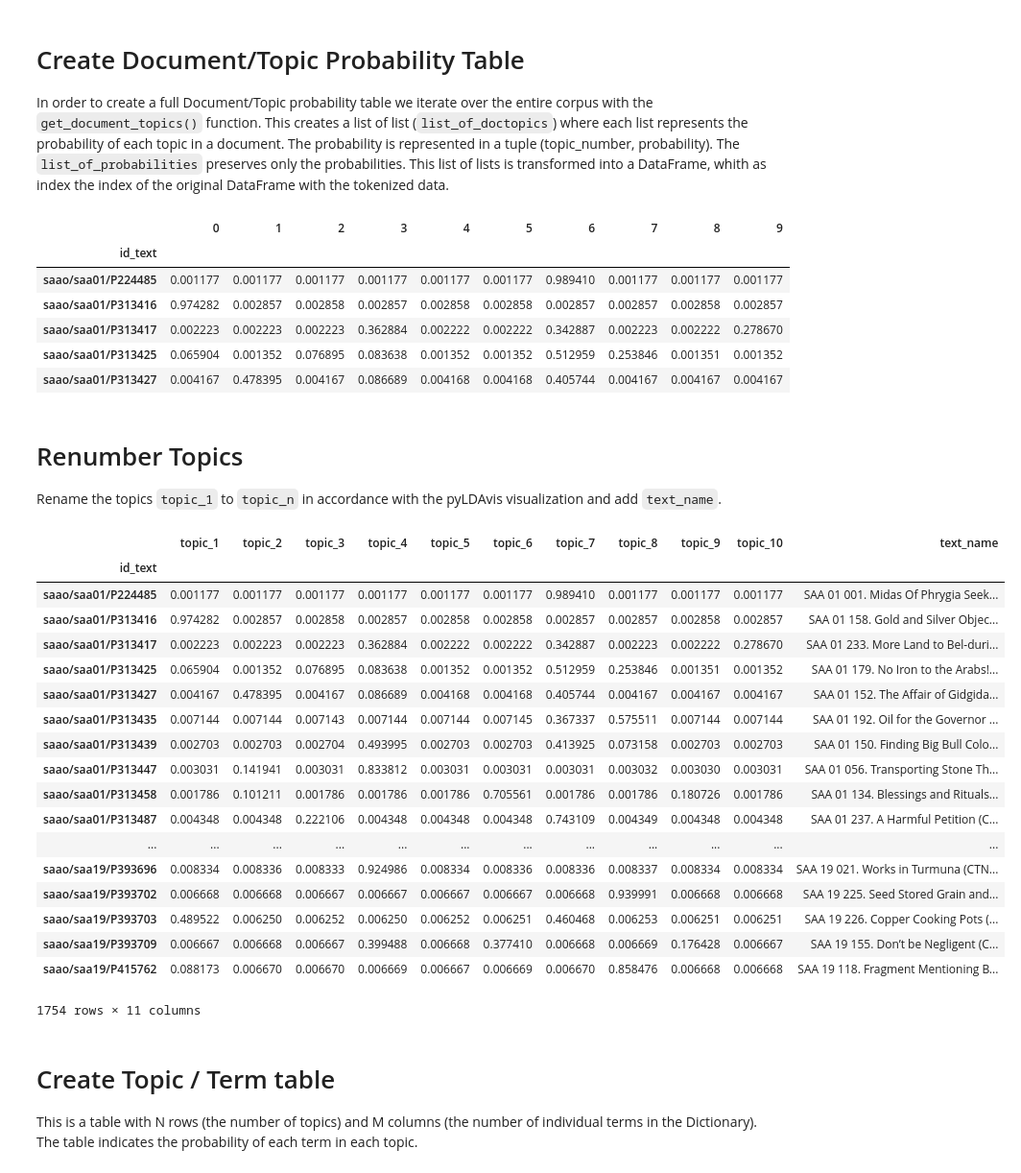
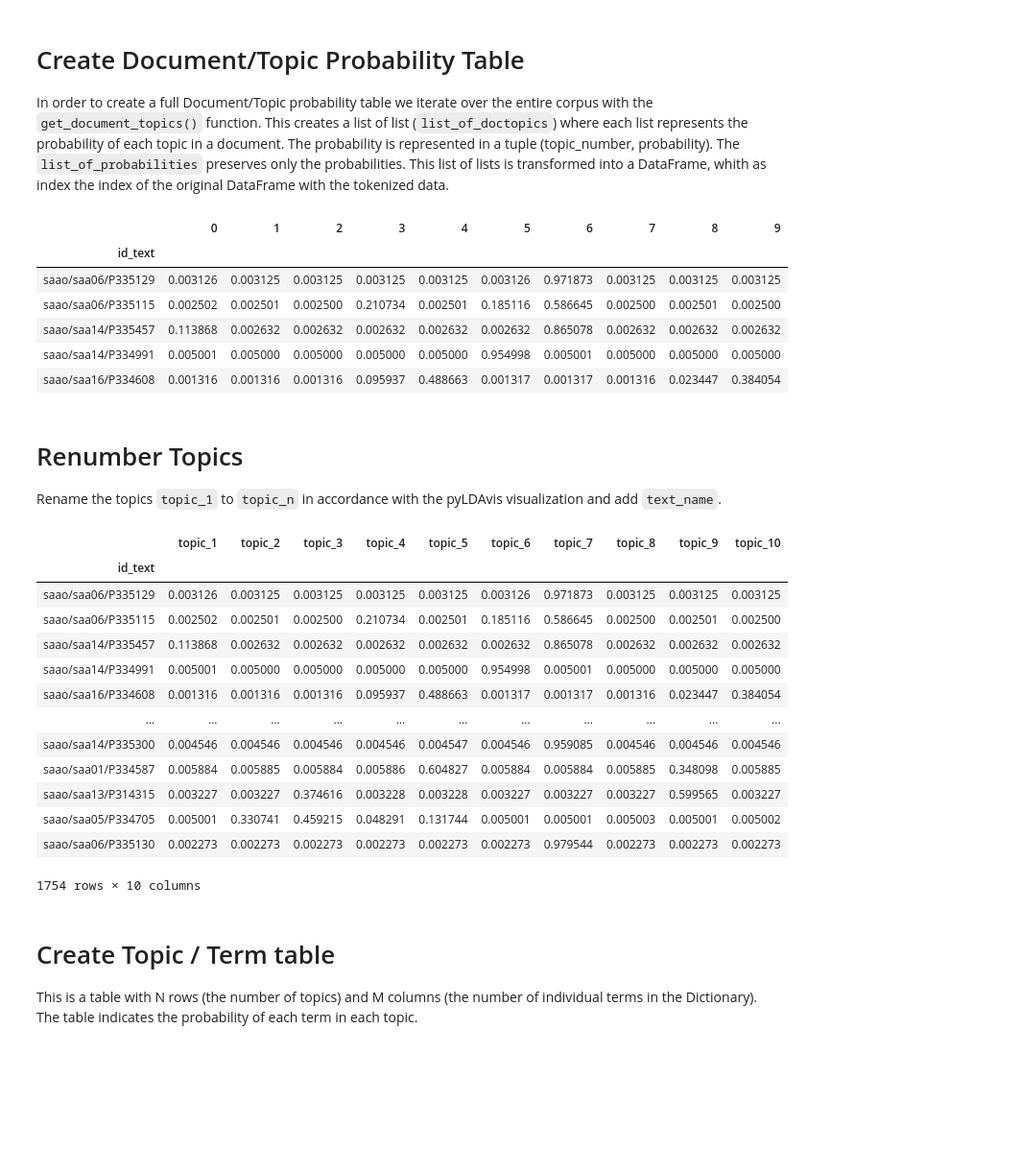
Before and after one commit to niekveldhuis/CTWAG2017, a Jupyter notebook: visualize_topic_model.ipynb, the cells around one changed output. Shown at 96% size. Drawn from its saved outputs; the diff is of its cells as text; code cells hidden in the pictures; blank space fills up the shorter version.

Commit message:
working on topic model and viz

```diff
--- a/visualize_topic_model.ipynb
+++ b/visualize_topic_model.ipynb
@@ -92,7 +92,7 @@ documents = df['text']
 
 Texts are tokenized by white space. The output variable `texts` is a list of lists, where each list represents a document.
 # %%
-texts = [[word for word in document.lower().split()] for document in documents]
+texts = [document.lower().split() for document in documents]
 # %% [markdown]
 # POS-filter
 The variable `posfilter` holds the last two characters of lemmatized words with allowed Part of Speech tags. If, for instance, you wish to select Verbs, Adjectives, and Nouns (in Akkadian), posfilter will be `[']n', 'aj', ']v']`. Note that one-character pos-tags need the right bracket!
@@ -275,39 +277,34 @@ d_t_df.head()
 # %% [output]
 |  | 0 | 1 | 2 | 3 | 4 | 5 | 6 | 7 | 8 | 9 |
 | id_text |  |  |  |  |  |  |  |  |  |  |
-| saao/saa01/P224485 | 0.001177 | 0.001177 | 0.001177 | 0.001177 | 0.001177 | 0.001177 | 0.989410 | 0.001177 | 0.001177 | 0.001177 |
-| saao/saa01/P313416 | 0.974282 | 0.002857 | 0.002858 | 0.002857 | 0.002858 | 0.002858 | 0.002857 | 0.002857 | 0.002858 | 0.002857 |
-| saao/saa01/P313417 | 0.002223 | 0.002223 | 0.002223 | 0.362884 | 0.002222 | 0.002222 | 0.342887 | 0.002223 | 0.002222 | 0.278670 |
-| saao/saa01/P313425 | 0.065904 | 0.001352 | 0.076895 | 0.083638 | 0.001352 | 0.001352 | 0.512959 | 0.253846 | 0.001351 | 0.001352 |
-| saao/saa01/P313427 | 0.004167 | 0.478395 | 0.004167 | 0.086689 | 0.004168 | 0.004168 | 0.405744 | 0.004167 | 0.004167 | 0.004167 |
+| saao/saa06/P335129 | 0.003126 | 0.003125 | 0.003125 | 0.003125 | 0.003125 | 0.003126 | 0.971873 | 0.003125 | 0.003125 | 0.003125 |
+| saao/saa06/P335115 | 0.002502 | 0.002501 | 0.002500 | 0.210734 | 0.002501 | 0.185116 | 0.586645 | 0.002500 | 0.002501 | 0.002500 |
+| saao/saa14/P335457 | 0.113868 | 0.002632 | 0.002632 | 0.002632 | 0.002632 | 0.002632 | 0.865078 | 0.002632 | 0.002632 | 0.002632 |
+| saao/saa14/P334991 | 0.005001 | 0.005000 | 0.005000 | 0.005000 | 0.005000 | 0.954998 | 0.005001 | 0.005000 | 0.005000 | 0.005000 |
+| saao/saa16/P334608 | 0.001316 | 0.001316 | 0.001316 | 0.095937 | 0.488663 | 0.001317 | 0.001317 | 0.001316 | 0.023447 | 0.384054 |
 # %% [markdown]
 # Renumber Topics
 Rename the topics `topic_1` to `topic_n` in accordance with the pyLDAvis visualization and add `text_name`.
 # %%
 topics = ['topic_' + str(i+1) for i in range(ntopics)]
 d_t_df.columns = topics
-d_t_df['text_name'] = df['text_name']
+#d_t_df['text_name'] = df['text_name']
 d_t_df
 # %% [output]
-|  | topic_1 | topic_2 | topic_3 | topic_4 | topic_5 | topic_6 | topic_7 | topic_8 | topic_9 | topic_10 | text_name |
-| id_text |  |  |  |  |  |  |  |  |  |  |  |
-| saao/saa01/P224485 | 0.001177 | 0.001177 | 0.001177 | 0.001177 | 0.001177 | 0.001177 | 0.989410 | 0.001177 | 0.001177 | 0.001177 | SAA 01 001. Midas Of Phrygia Seek... |
-| saao/saa01/P313416 | 0.974282 | 0.002857 | 0.002858 | 0.002857 | 0.002858 | 0.002858 | 0.002857 | 0.002857 | 0.002858 | 0.002857 | SAA 01 158. Gold and Silver Objec... |
-| saao/saa01/P313417 | 0.002223 | 0.002223 | 0.002223 | 0.362884 | 0.002222 | 0.002222 | 0.342887 | 0.002223 | 0.002222 | 0.278670 | SAA 01 233. More Land to Bel-duri... |
-| saao/saa01/P313425 | 0.065904 | 0.001352 | 0.076895 | 0.083638 | 0.001352 | 0.001352 | 0.512959 | 0.253846 | 0.001351 | 0.001352 | SAA 01 179. No Iron to the Arabs!... |
-| saao/saa01/P313427 | 0.004167 | 0.478395 | 0.004167 | 0.086689 | 0.004168 | 0.004168 | 0.405744 | 0.004167 | 0.004167 | 0.004167 | SAA 01 152. The Affair of Gidgida... |
-| saao/saa01/P313435 | 0.007144 | 0.007144 | 0.007143 | 0.007144 | 0.007144 | 0.007145 | 0.367337 | 0.575511 | 0.007144 | 0.007144 | SAA 01 192. Oil for the Governor ... |
-| saao/saa01/P313439 | 0.002703 | 0.002703 | 0.002704 | 0.493995 | 0.002703 | 0.002703 | 0.413925 | 0.073158 | 0.002703 | 0.002703 | SAA 01 150. Finding Big Bull Colo... |
-| saao/saa01/P313447 | 0.003031 | 0.141941 | 0.003031 | 0.833812 | 0.003031 | 0.003031 | 0.003031 | 0.003032 | 0.003030 | 0.003031 | SAA 01 056. Transporting Stone Th... |
-| saao/saa01/P313458 | 0.001786 | 0.101211 | 0.001786 | 0.001786 | 0.001786 | 0.705561 | 0.001786 | 0.001786 | 0.180726 | 0.001786 | SAA 01 134. Blessings and Rituals... |
-| saao/saa01/P313487 | 0.004348 | 0.004348 | 0.222106 | 0.004348 | 0.004348 | 0.004348 | 0.743109 | 0.004349 | 0.004348 | 0.004348 | SAA 01 237. A Harmful Petition (C... |
-| ... | ... | ... | ... | ... | ... | ... | ... | ... | ... | ... | ... |
-| saao/saa19/P393696 | 0.008334 | 0.008336 | 0.008333 | 0.924986 | 0.008334 | 0.008336 | 0.008336 | 0.008337 | 0.008334 | 0.008334 | SAA 19 021. Works in Turmuna (CTN... |
-| saao/saa19/P393702 | 0.006668 | 0.006668 | 0.006667 | 0.006667 | 0.006667 | 0.006667 | 0.006668 | 0.939991 | 0.006668 | 0.006668 | SAA 19 225. Seed Stored Grain and... |
-| saao/saa19/P393703 | 0.489522 | 0.006250 | 0.006252 | 0.006250 | 0.006252 | 0.006251 | 0.460468 | 0.006253 | 0.006251 | 0.006251 | SAA 19 226. Copper Cooking Pots (... |
-| saao/saa19/P393709 | 0.006667 | 0.006668 | 0.006667 | 0.399488 | 0.006668 | 0.377410 | 0.006668 | 0.006669 | 0.176428 | 0.006667 | SAA 19 155. Don’t be Negligent (C... |
-| saao/saa19/P415762 | 0.088173 | 0.006670 | 0.006670 | 0.006669 | 0.006667 | 0.006669 | 0.006670 | 0.858476 | 0.006668 | 0.006668 | SAA 19 118. Fragment Mentioning B... |
+|  | topic_1 | topic_2 | topic_3 | topic_4 | topic_5 | topic_6 | topic_7 | topic_8 | topic_9 | topic_10 |
+| id_text |  |  |  |  |  |  |  |  |  |  |
+| saao/saa06/P335129 | 0.003126 | 0.003125 | 0.003125 | 0.003125 | 0.003125 | 0.003126 | 0.971873 | 0.003125 | 0.003125 | 0.003125 |
+| saao/saa06/P335115 | 0.002502 | 0.002501 | 0.002500 | 0.210734 | 0.002501 | 0.185116 | 0.586645 | 0.002500 | 0.002501 | 0.002500 |
+| saao/saa14/P335457 | 0.113868 | 0.002632 | 0.002632 | 0.002632 | 0.002632 | 0.002632 | 0.865078 | 0.002632 | 0.002632 | 0.002632 |
+| saao/saa14/P334991 | 0.005001 | 0.005000 | 0.005000 | 0.005000 | 0.005000 | 0.954998 | 0.005001 | 0.005000 | 0.005000 | 0.005000 |
+| saao/saa16/P334608 | 0.001316 | 0.001316 | 0.001316 | 0.095937 | 0.488663 | 0.001317 | 0.001317 | 0.001316 | 0.023447 | 0.384054 |
+| ... | ... | ... | ... | ... | ... | ... | ... | ... | ... | ... |
+| saao/saa14/P335300 | 0.004546 | 0.004546 | 0.004546 | 0.004546 | 0.004547 | 0.004546 | 0.959085 | 0.004546 | 0.004546 | 0.004546 |
+| saao/saa01/P334587 | 0.005884 | 0.005885 | 0.005884 | 0.005886 | 0.604827 | 0.005884 | 0.005884 | 0.005885 | 0.348098 | 0.005885 |
+| saao/saa13/P314315 | 0.003227 | 0.003227 | 0.374616 | 0.003228 | 0.003228 | 0.003227 | 0.003227 | 0.003227 | 0.599565 | 0.003227 |
+| saao/saa05/P334705 | 0.005001 | 0.330741 | 0.459215 | 0.048291 | 0.131744 | 0.005001 | 0.005001 | 0.005003 | 0.005001 | 0.005002 |
+| saao/saa06/P335130 | 0.002273 | 0.002273 | 0.002273 | 0.002273 | 0.002273 | 0.002273 | 0.979544 | 0.002273 | 0.002273 | 0.002273 |
-1754 rows × 11 columns
+1754 rows × 10 columns
 # %% [markdown]
 # Create Topic / Term table
 This is a table with N rows (the number of topics) and M columns (the number of individual terms in the Dictionary). The table indicates the probability of each term in each topic.
```
Also changed, not shown: parts of 23 cells of this notebook, 1 other file.
